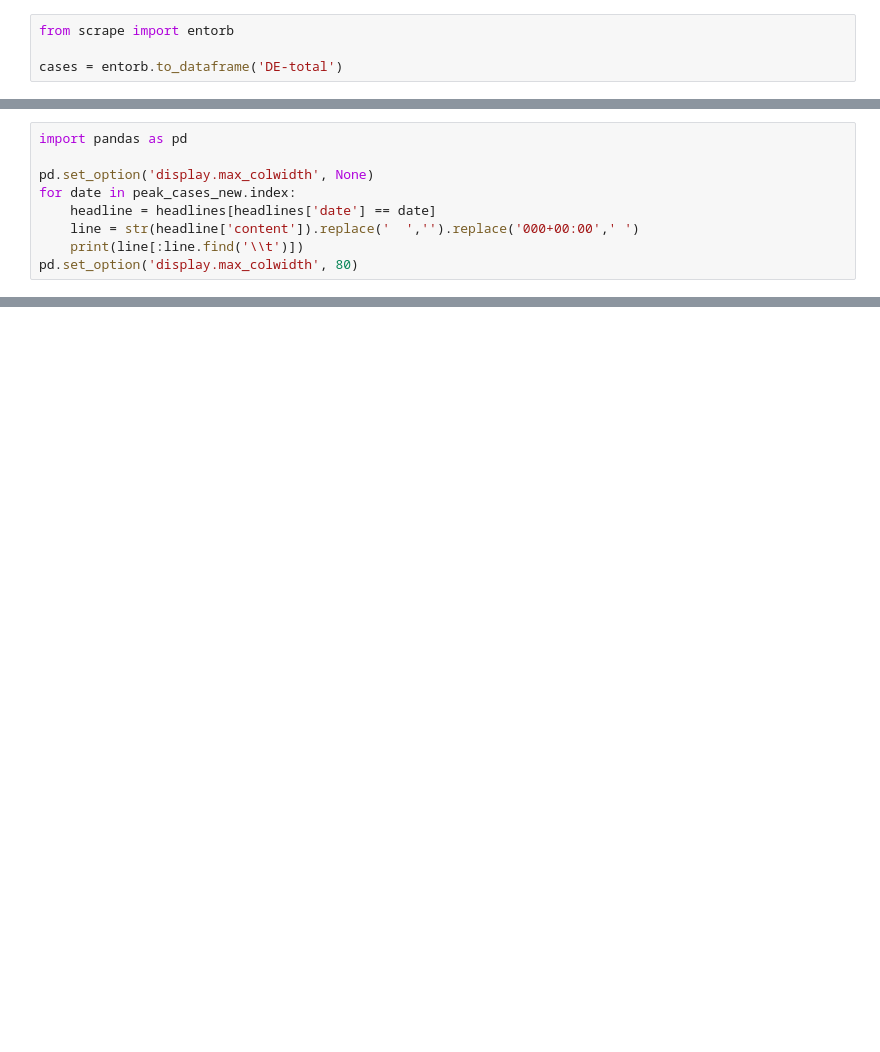
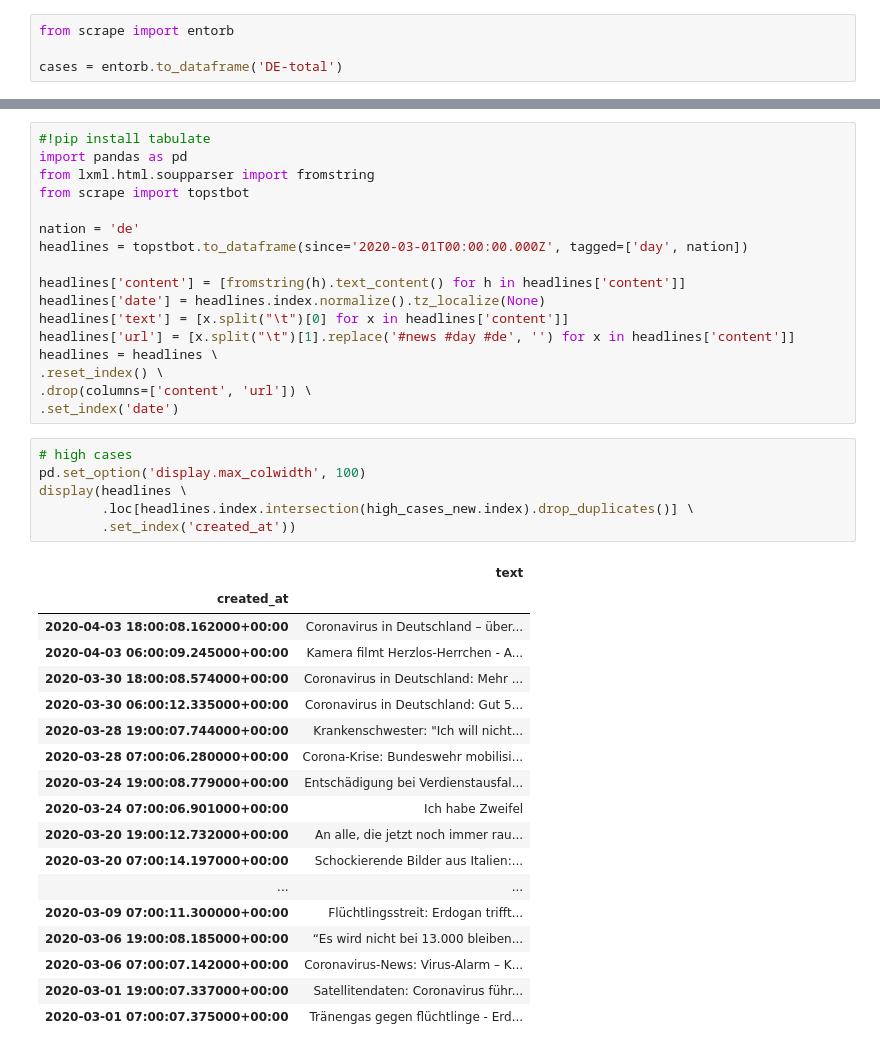
Before and after one commit to pschwede/covid19plots, a Jupyter notebook: topst_headlines.ipynb, the cells around one changed output, grey strips where cells are left out. Saved outputs shown, nothing was run; the diff lists cells and outputs as text; blank space fills up the shorter version.

Commit message:
A word on topst_headlines.ipynb

```diff
--- a/topst_headlines.ipynb
+++ b/topst_headlines.ipynb
@@ -28,9 +12,0 @@ peak_cases_new.plot(kind='line', linestyle='', marker='o')
-# %%
-import pandas as pd
-
-pd.set_option('display.max_colwidth', None)
-for date in peak_cases_new.index:
-    headline = headlines[headlines['date'] == date]
-    line = str(headline['content']).replace('  ','').replace('000+00:00',' ')
-    print(line[:line.find('\\t')])
-pd.set_option('display.max_colwidth', 80)
@@ -57,0 +21,42 @@ created_at
+# %%
+#!pip install tabulate
+import pandas as pd
+from lxml.html.soupparser import fromstring
+from scrape import topstbot
+
+nation = 'de'
+headlines = topstbot.to_dataframe(since='2020-03-01T00:00:00.000Z', tagged=['day', nation])
+
+headlines['content'] = [fromstring(h).text_content() for h in headlines['content']]
+headlines['date'] = headlines.index.normalize().tz_localize(None)
+headlines['text'] = [x.split("\t")[0] for x in headlines['content']]
+headlines['url'] = [x.split("\t")[1].replace('#news #day #de', '') for x in headlines['content']]
+headlines = headlines \
+.reset_index() \
+.drop(columns=['content', 'url']) \
+.set_index('date')
+# %%
+# high cases
+pd.set_option('display.max_colwidth', 100)
+display(headlines \
+        .loc[headlines.index.intersection(high_cases_new.index).drop_duplicates()] \
+        .set_index('created_at'))
+# %% [output]
+|  | text |
+| created_at |  |
+| 2020-04-03 18:00:08.162000+00:00 | Coronavirus in Deutschland – über... |
+| 2020-04-03 06:00:09.245000+00:00 | Kamera filmt Herzlos-Herrchen - A... |
+| 2020-03-30 18:00:08.574000+00:00 | Coronavirus in Deutschland: Mehr ... |
+| 2020-03-30 06:00:12.335000+00:00 | Coronavirus in Deutschland: Gut 5... |
+| 2020-03-28 19:00:07.744000+00:00 | Krankenschwester: "Ich will nicht... |
+| 2020-03-28 07:00:06.280000+00:00 | Corona-Krise: Bundeswehr mobilisi... |
+| 2020-03-24 19:00:08.779000+00:00 | Entschädigung bei Verdienstausfal... |
+| 2020-03-24 07:00:06.901000+00:00 | Ich habe Zweifel |
+| 2020-03-20 19:00:12.732000+00:00 | An alle, die jetzt noch immer rau... |
+| 2020-03-20 07:00:14.197000+00:00 | Schockierende Bilder aus Italien:... |
+| ... | ... |
+| 2020-03-09 07:00:11.300000+00:00 | Flüchtlingsstreit: Erdogan trifft... |
+| 2020-03-06 19:00:08.185000+00:00 | “Es wird nicht bei 13.000 bleiben... |
+| 2020-03-06 07:00:07.142000+00:00 | Coronavirus-News: Virus-Alarm – K... |
+| 2020-03-01 19:00:07.337000+00:00 | Satellitendaten: Coronavirus führ... |
+| 2020-03-01 07:00:07.375000+00:00 | Tränengas gegen flüchtlinge - Erd... |
```
Also changed, not shown: parts of 12 cells of this notebook, 1 other file.
